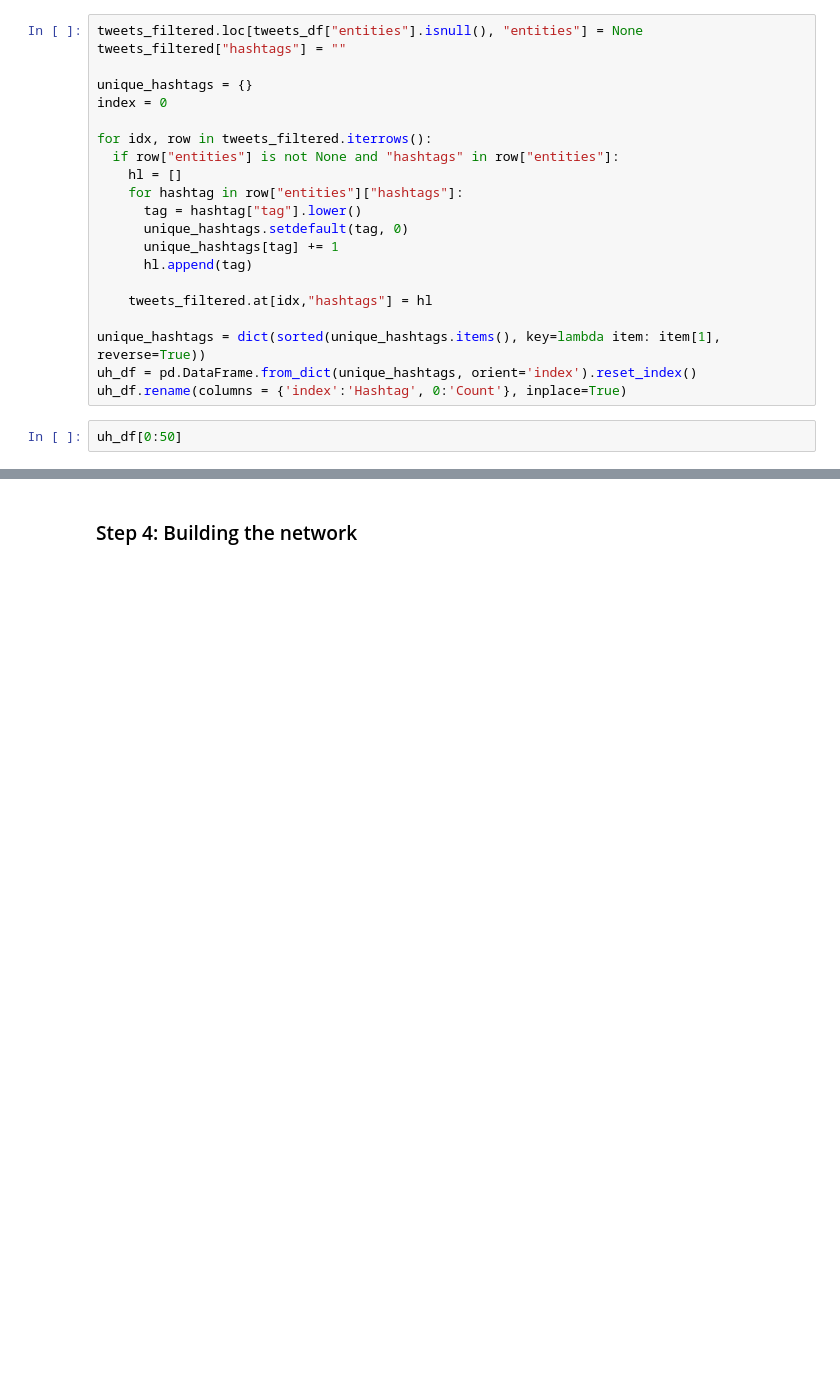
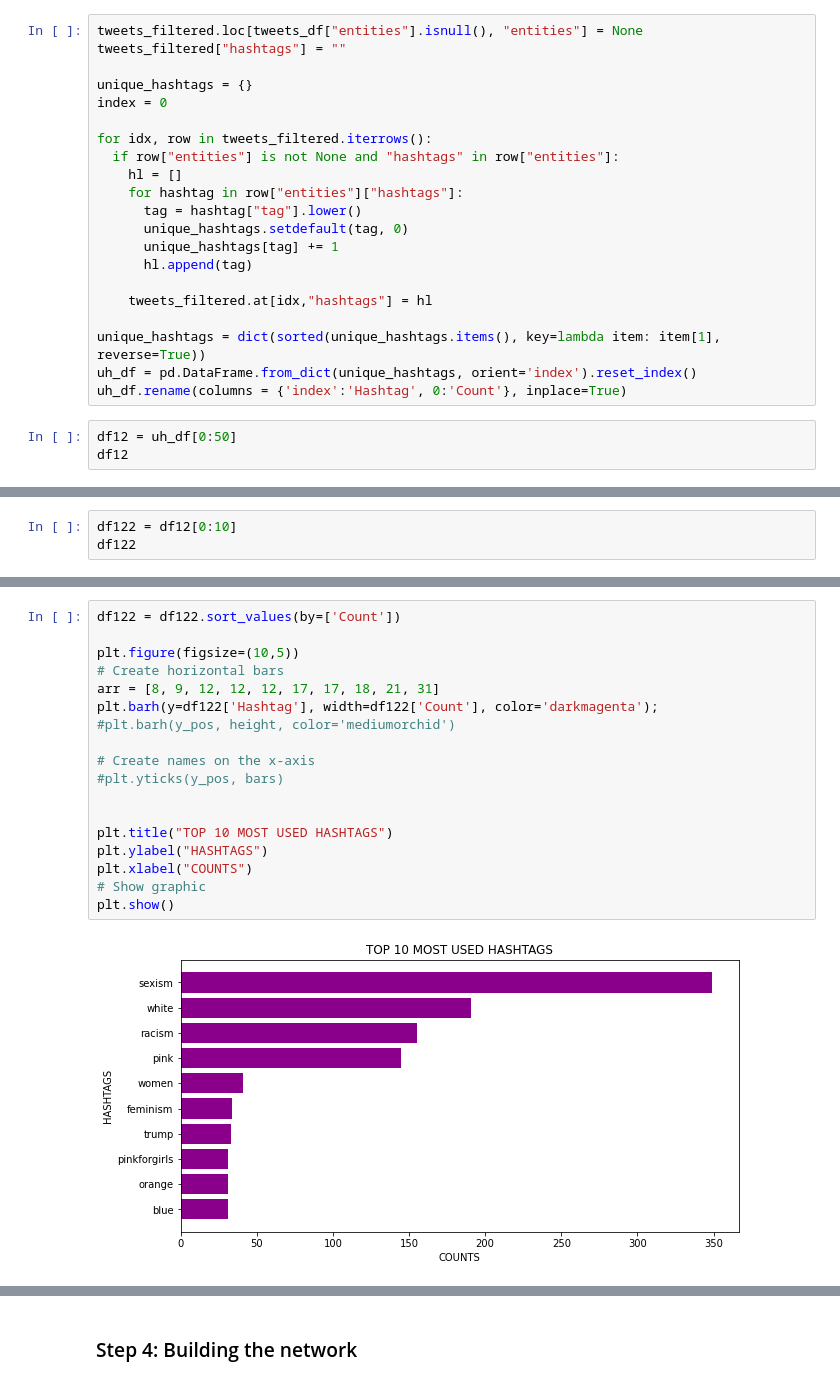
Before and after one commit to umutberkcakmakci/NetworkScienceProject, a Jupyter notebook: twitter_data_processing.ipynb, the cells around one changed output, grey strips where cells are left out. Saved outputs shown, nothing was run; the diff lists cells and outputs as text; blank space fills up the shorter version.

```diff
--- a/twitter_data_processing.ipynb
+++ b/twitter_data_processing.ipynb
@@ -381,4 +603,5 @@ unique_hashtags = dict(sorted(unique_hashtags.items(), key=lambda item: item[1],
 uh_df = pd.DataFrame.from_dict(unique_hashtags, orient='index').reset_index()
 uh_df.rename(columns = {'index':'Hashtag', 0:'Count'}, inplace=True)
 # %%
-uh_df[0:50]
+df12 = uh_df[0:50]
+df12
@@ -384,0 +626,3 @@ uh_df[0:50]
+# %%
+df122 = df12[0:10]
+df122
@@ -385 +641,21 @@ uh_df[0:50]
+# %%
+df122 = df122.sort_values(by=['Count'])
+
+plt.figure(figsize=(10,5))
+# Create horizontal bars
+arr = [8, 9, 12, 12, 12, 17, 17, 18, 21, 31]
+plt.barh(y=df122['Hashtag'], width=df122['Count'], color='darkmagenta');
+#plt.barh(y_pos, height, color='mediumorchid')
+
+# Create names on the x-axis
+#plt.yticks(y_pos, bars)
+
+
+plt.title("TOP 10 MOST USED HASHTAGS")
+plt.ylabel("HASHTAGS")
+plt.xlabel("COUNTS")
+# Show graphic
+plt.show()
+# %% [output]
+[figure, added]
 # %%
```
Also changed, not shown: parts of 50 cells of this notebook.
